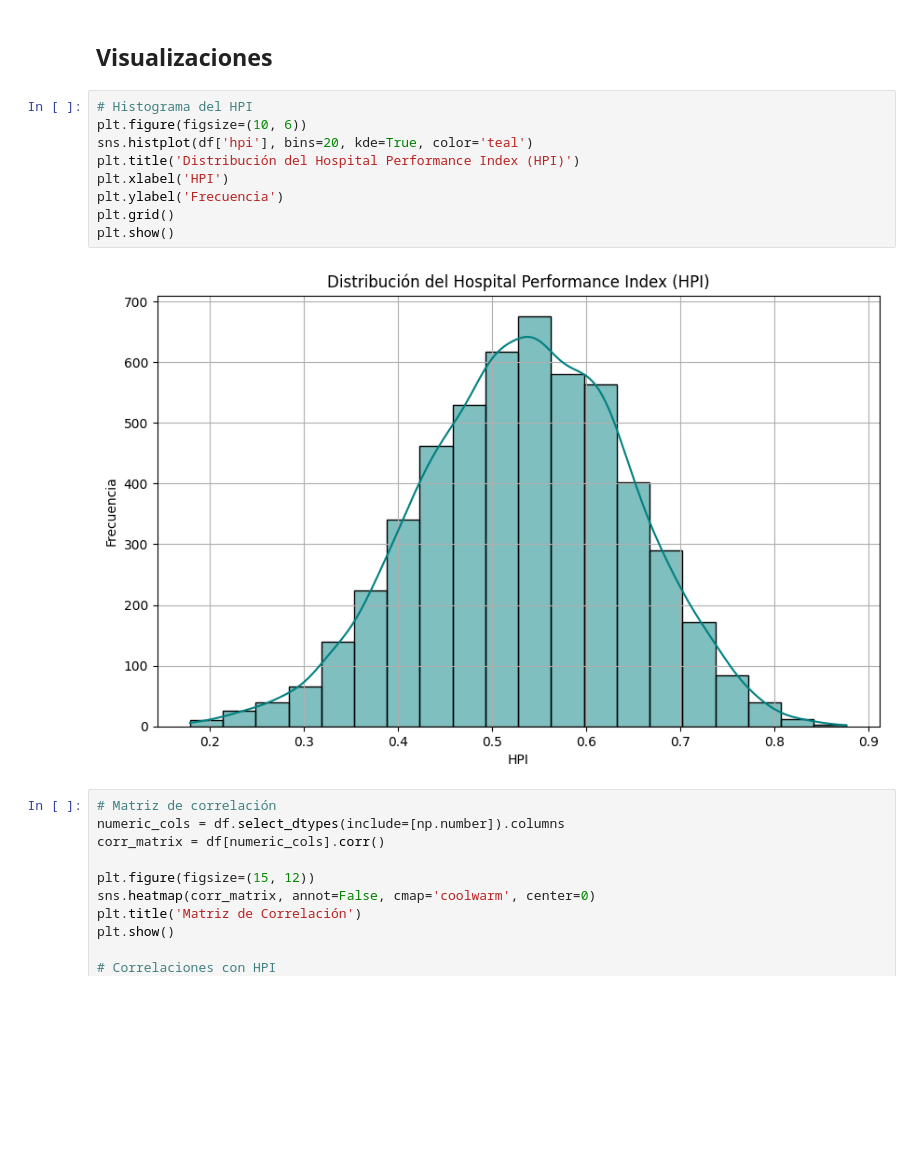
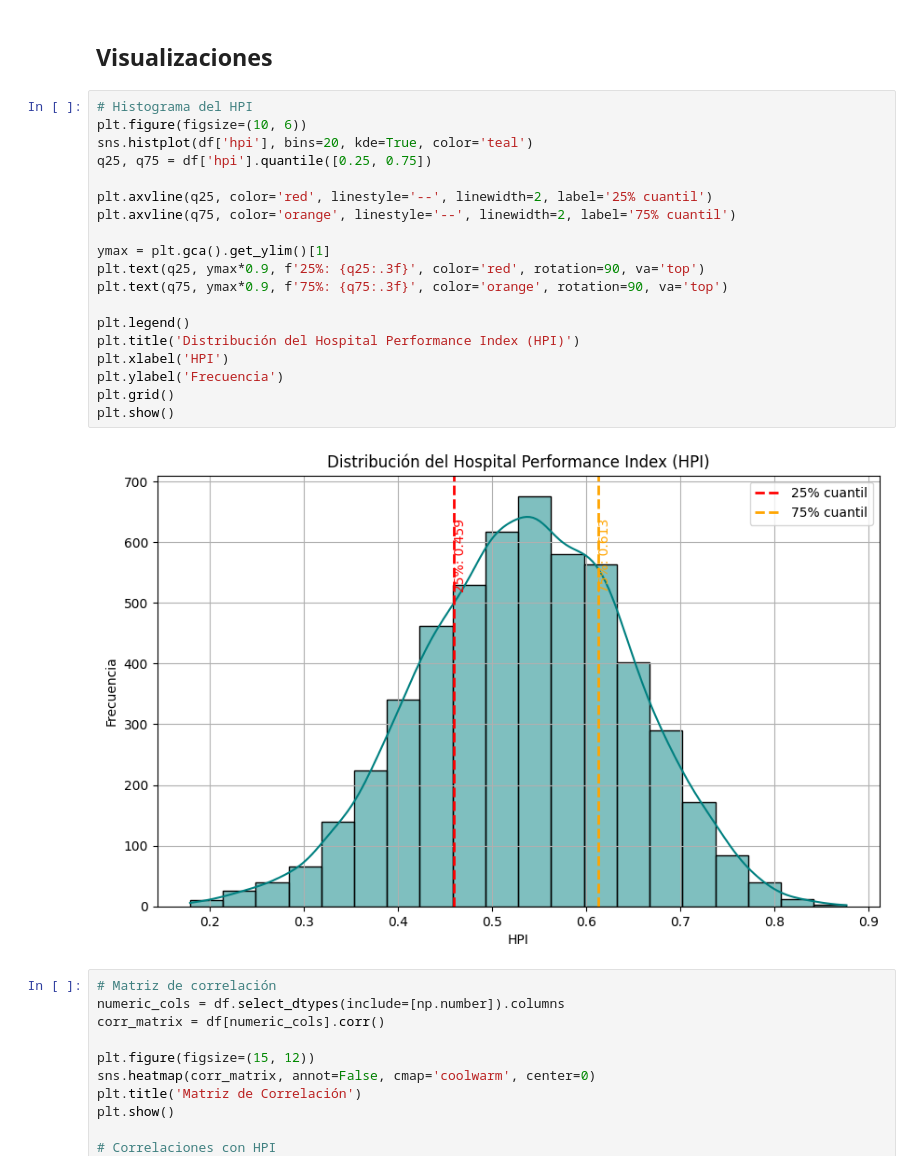
Before and after one commit to valentinarias-dtsc/hospital_performance_analysis, a Jupyter notebook: Notebooks/EDA.ipynb, the cells around one changed output. Drawn from its saved outputs; the diff is of its cells as text; blank space fills up the shorter version.

```diff
--- a/Notebooks/EDA.ipynb
+++ b/Notebooks/EDA.ipynb
@@ -128,14 +128,24 @@ Name: count, dtype: int64
 # %%
 # Histograma del HPI
 plt.figure(figsize=(10, 6))
 sns.histplot(df['hpi'], bins=20, kde=True, color='teal')
+q25, q75 = df['hpi'].quantile([0.25, 0.75])
+
+plt.axvline(q25, color='red', linestyle='--', linewidth=2, label='25% cuantil')
+plt.axvline(q75, color='orange', linestyle='--', linewidth=2, label='75% cuantil')
+
+ymax = plt.gca().get_ylim()[1]
+plt.text(q25, ymax*0.9, f'25%: {q25:.3f}', color='red', rotation=90, va='top')
+plt.text(q75, ymax*0.9, f'75%: {q75:.3f}', color='orange', rotation=90, va='top')
+
+plt.legend()
 plt.title('Distribución del Hospital Performance Index (HPI)')
 plt.xlabel('HPI')
 plt.ylabel('Frecuencia')
 plt.grid()
 plt.show()
 # %% [output]
-[figure, old version]
+[figure, new version]
 # %%
 # Matriz de correlación
 numeric_cols = df.select_dtypes(include=[np.number]).columns
```
Also changed, not shown: parts of 17 cells of this notebook.
